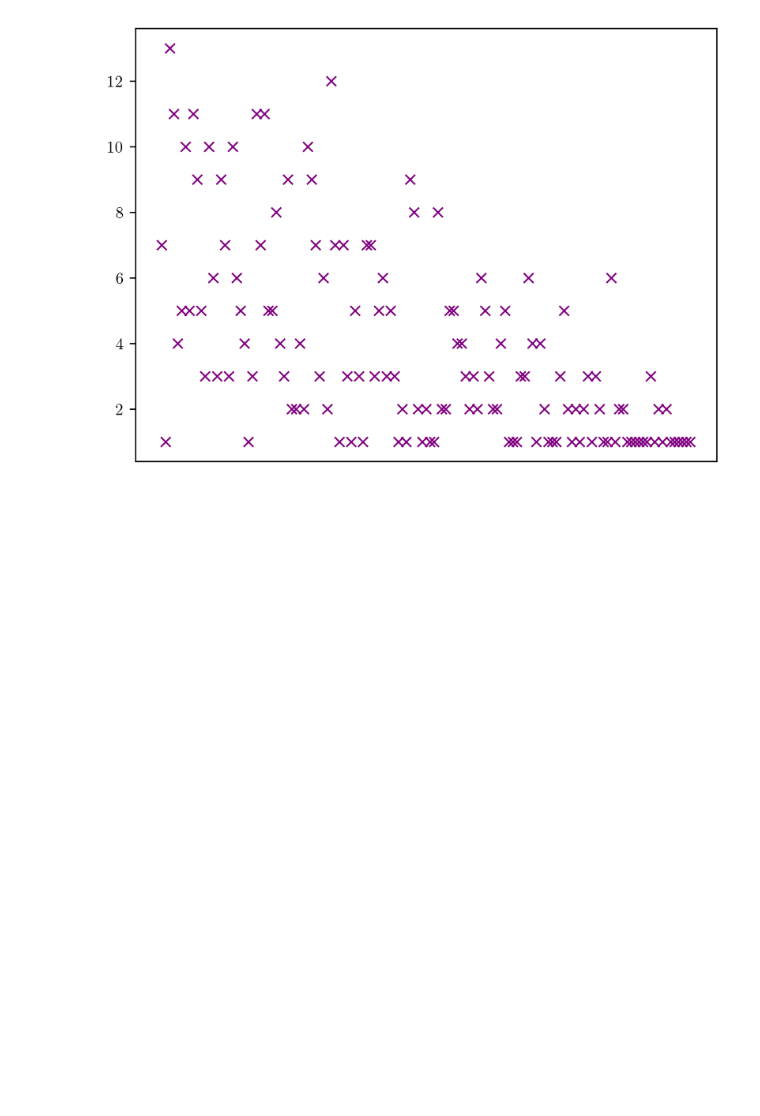
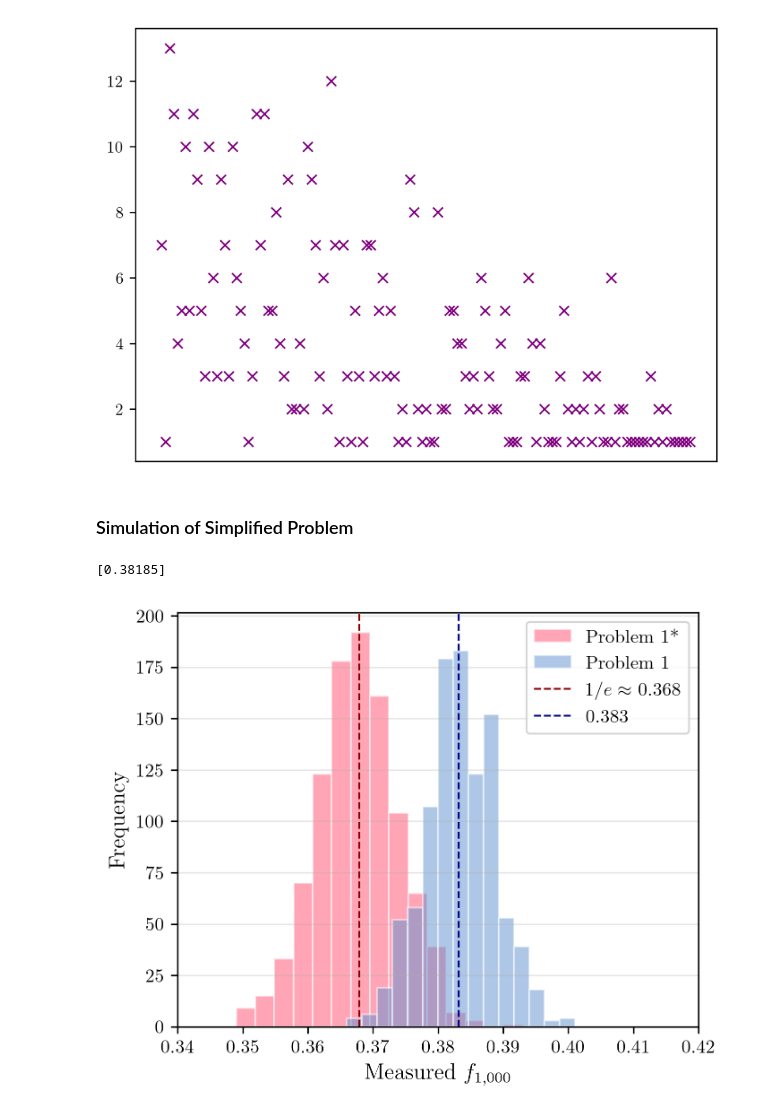
Before and after one commit to paarthtara/sfi-ucr-2025, a Jupyter notebook: target_process_sim.ipynb, the cells around one changed output. Cells and saved outputs as stored; diff of their text form; code cells hidden in the pictures; blank space fills up the shorter version.

Commit message:
simplified model code

```diff
--- a/target_process_sim.ipynb
+++ b/target_process_sim.ipynb
@@ -917,3 +913,5 @@ plt.xticks([])
 # %% [output]
 ([], [])
 [figure]
+# %% [markdown]
+### Simulation of Simplified Problem
@@ -919,0 +973,36 @@ plt.xticks([])
+# %%
+Proportions2 = []
+
+for _ in tqdm(range(1000)):
+    pr = SimpleProblemBounded(1000)
+    prop_filled = pr.hop_until_jammed()
+    Proportions2.append(prop_filled)
+# pr.data
+# %%
+Proportions = []
+
+for _ in tqdm(range(1)):
+    pr = Configuration(20_000)
+    pr.evolve_until_absorbing_state()
+    prop_filled = pr.get_num_of_occupied_sites() / pr.num_of_sites
+    Proportions.append(prop_filled)
+# pr.data
+# %%
+Proportions
+# %% [output]
+[0.38185]
+# %%
+plt.figure(figsize=(5, 4))
+plt.hist(Proportions2, bins=15, color='#ff4d6d', edgecolor='white', alpha=0.5, label="Problem 1*")
+plt.hist(Proportions, bins=15, color='#5e90d1', edgecolor='white', alpha=0.5, label="Problem 1")
+plt.xlabel('Measured $f_{1,000}$', fontsize=12)
+plt.ylabel('Frequency', fontsize=12)
+plt.axvline(1/np.e, color='darkred', linestyle='--', linewidth=1, label=r'$1/e \approx $ ' + str(round(1/np.exp(1), 3)))
+plt.axvline(np.mean(Proportions), color='darkblue', linestyle='--', linewidth=1, label=str(round(np.mean(Proportions), 3)))
+plt.legend()
+plt.grid(axis='y', alpha=0.3)
+plt.xlim(0.34, 0.42)
+# plt.tight_layout()
+plt.show()
+# %% [output]
+[figure, added]
```
Also changed, not shown: parts of 13 cells of this notebook.
